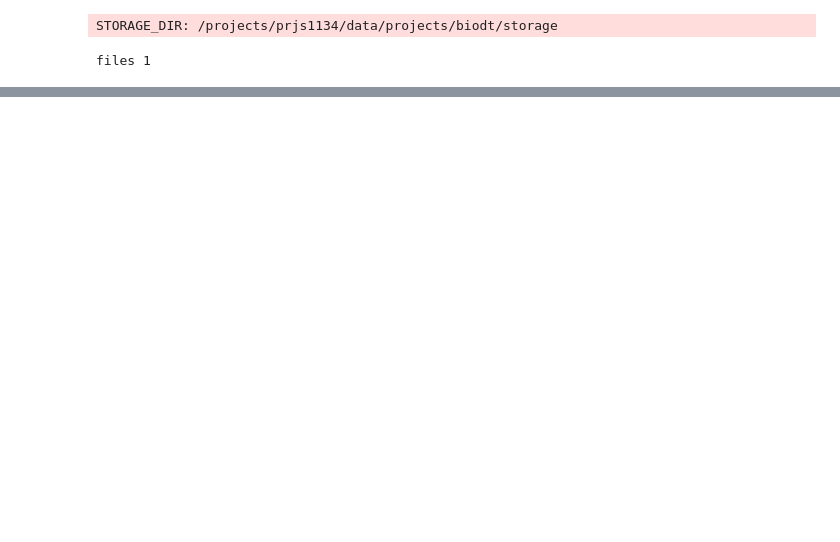
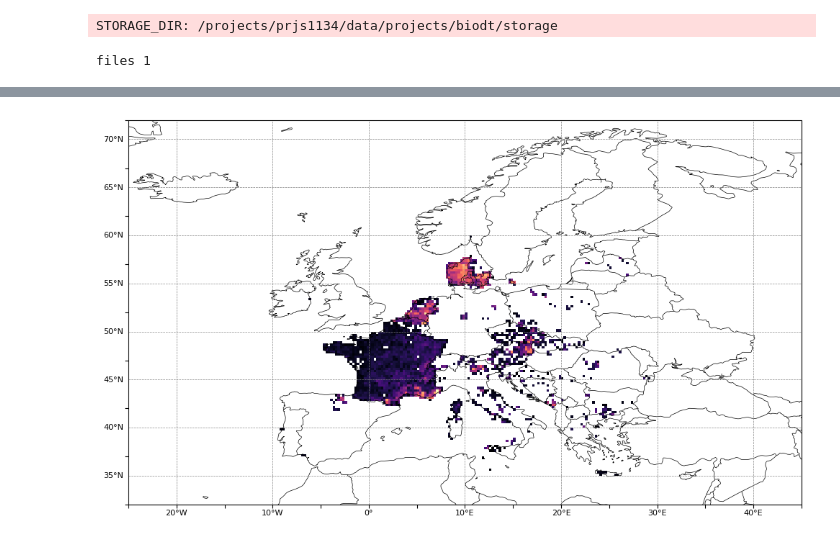
Before and after one commit to BioDT/bfm-finetune, a Jupyter notebook: notebooks/visualise_eval.ipynb, the cells around one changed output, grey strips where cells are left out. Drawn from its saved outputs; the diff is of its cells as text; code cells hidden in the pictures; blank space fills up the shorter version.

```diff
--- a/notebooks/visualise_eval.ipynb
+++ b/notebooks/visualise_eval.ipynb
@@ -122,0 +157,15 @@ plot_error_violin(abs_err.reshape(500, -1).numpy())
+# %%
+df = pd.read_csv(pa_path)
+# 1483637
+print(len(df))
+# ['lon', 'lat', 'year', 'geoUncertaintyInM', 'areaInM2', 'region', 'country', 'speciesId', 'surveyId']
+print(df.columns)
+df["speciesId"].unique()  # 5016 species
+df["surveyId"].unique()  # 88987 different surveys
+
+# one survey:
+df[df["surveyId"] == 212]
+# 15 rows (15 different species are present, the other ones are absent?)
+
+# one species?
+df[df["speciesId"] == 6874.0]  # 924 rows: indicating where it appears (no time filter)
@@ -122,0 +203,59 @@ plot_error_violin(abs_err.reshape(500, -1).numpy())
+# %%
+import cartopy.crs as ccrs
+import cartopy.feature as cfeature
+import matplotlib.pyplot as plt
+import numpy as np
+import pandas as pd
+# Set new extent and grid
+extent = (-25.0, 45.0, 32.0, 72.0)   # lon_min, lon_max, lat_min, lat_max
+ddeg = 0.25
+
+lon_edges = np.arange(extent[0], extent[1] + ddeg, ddeg)  # 281 edges, 280 cells
+lat_edges = np.arange(extent[2], extent[3] + ddeg, ddeg)  # 161 edges, 160 cells
+n_x, n_y = len(lon_edges) - 1, len(lat_edges) - 1         # n_x=280, n_y=160
+
+# Compute richness per cell
+lon_idx = np.searchsorted(lon_edges, df["lon"], side="right") - 1
+lat_idx = np.searchsorted(lat_edges, df["lat"], side="right") - 1
+inside = (lon_idx >= 0) & (lon_idx < n_x) & (lat_idx >= 0) & (lat_idx < n_y)
+
+cell_key = lat_idx[inside] * n_x + lon_idx[inside]
+richness = (
+  pd.DataFrame({"cell": cell_key, "sp": df["speciesId"].values[inside]})
+    .drop_duplicates()
+    .groupby("cell").size()
+    .reindex(range(n_x * n_y), fill_value=0)
+    .values.reshape(n_y, n_x)
+)
+
+# Colormap and mask
+cmap = plt.cm.magma.copy()
+cmap.set_under("white")
+rich_mask = np.ma.masked_where(richness == 0, richness)
+
+# Plot
+proj = ccrs.PlateCarree()
+fig, ax = plt.subplots(figsize=(10, 8), subplot_kw=dict(projection=proj))
+
+ax.pcolormesh(lon_edges, lat_edges, rich_mask,
+        cmap=cmap, vmin=1, shading="auto", transform=proj)
+
+ax.set_extent(extent, crs=proj)
+ax.add_feature(cfeature.COASTLINE, linewidth=0.5)
+ax.add_feature(cfeature.BORDERS, linewidth=0.5)
+
+gl = ax.gridlines(draw_labels=True, linewidth=.5, color="gray", linestyle="--")
+gl.top_labels = False
+gl.right_labels = False
+gl.xlabel_style = gl.ylabel_style = {'size': 8}
+
+ax.set_xticks(np.arange(-25, 46, 5), crs=proj)
+ax.set_yticks(np.arange(32, 73, 5), crs=proj)
+ax.tick_params(axis="x", labelbottom=False, labeltop=False)
+ax.tick_params(axis="y", labelleft=False, labelright=False)
+
+fig.tight_layout()
+#fig.savefig("species_richness_025deg_32-72N_-25-45E.png", dpi=300, bbox_inches="tight")
+plt.show()
+# %% [output]
+[figure, added]
```
Also changed, not shown: parts of 12 cells of this notebook, 4 other files.
